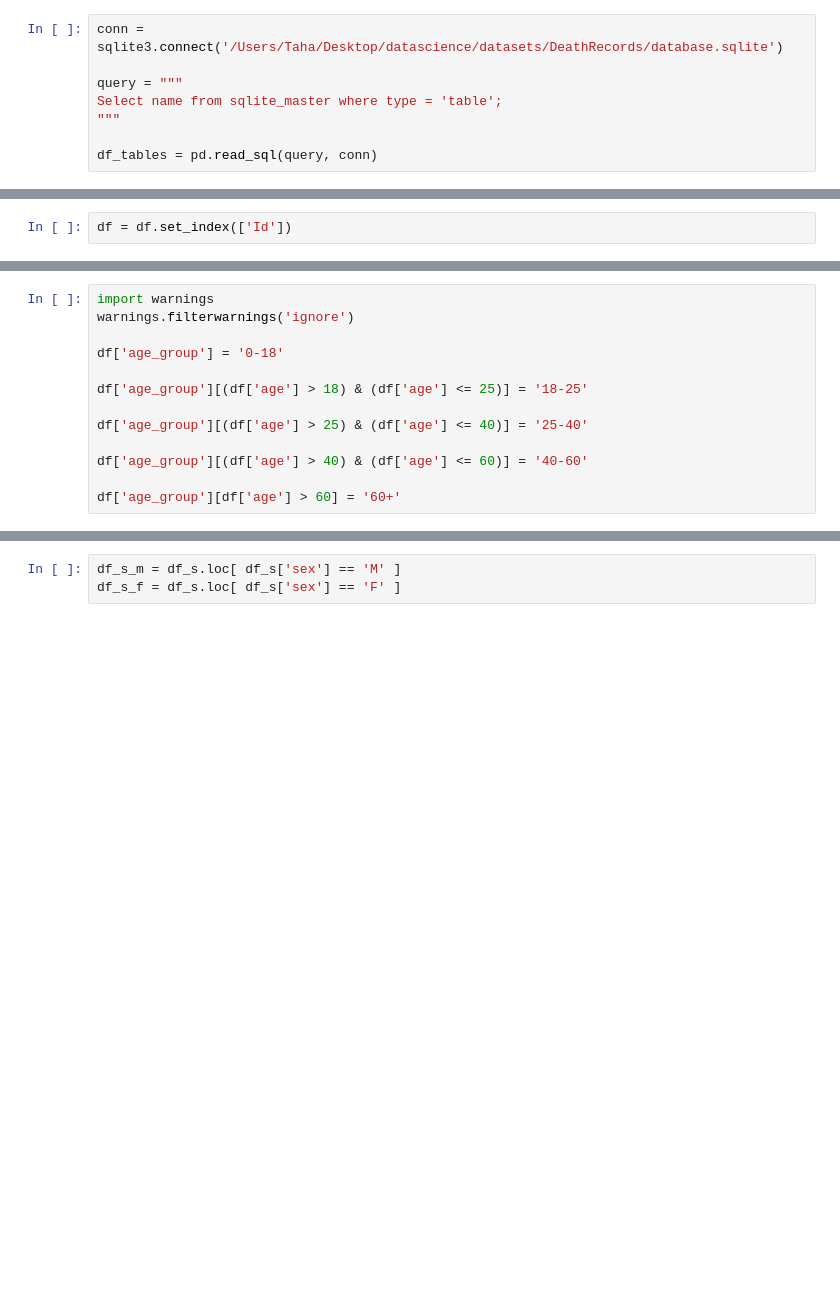
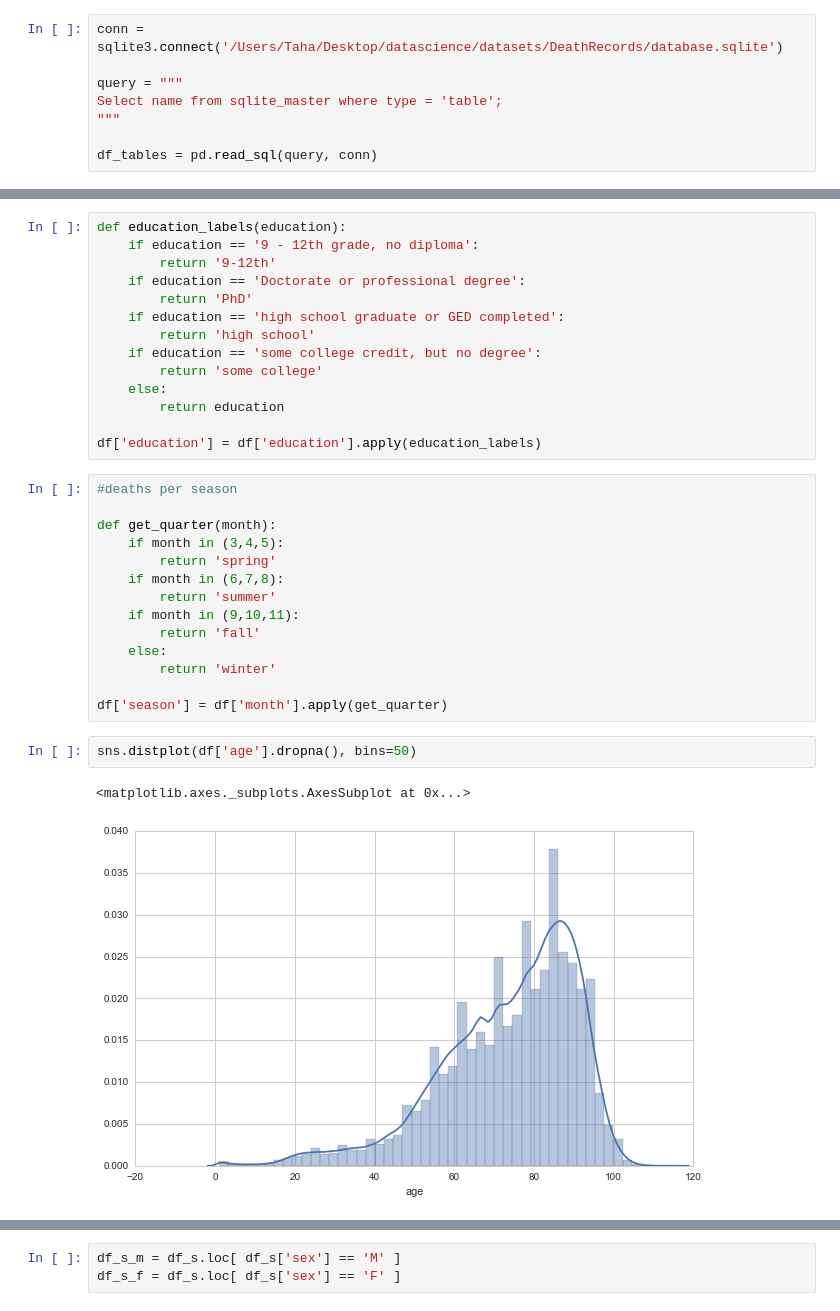
Before and after one commit to tkazi/miscellaneous, a Jupyter notebook: notebooks/kaggle - death-records.ipynb, the cells around one changed output, grey strips where cells are left out. Cells and saved outputs as stored; diff of their text form; blank space fills up the shorter version.

```diff
--- a/notebooks/kaggle - death-records.ipynb
+++ b/notebooks/kaggle - death-records.ipynb
@@ -61,5 +64,3 @@ and age < 150
 # query = "select * from maritalstatus"
 
 df = pd.read_sql(query, conn)
-# %%
-df = df.set_index(['Id'])
@@ -82,13 +66,0 @@ plt.show()
-# %%
-import warnings
-warnings.filterwarnings('ignore')
-
-df['age_group'] = '0-18'
-
-df['age_group'][(df['age'] > 18) & (df['age'] <= 25)] = '18-25'
-
-df['age_group'][(df['age'] > 25) & (df['age'] <= 40)] = '25-40'
-
-df['age_group'][(df['age'] > 40) & (df['age'] <= 60)] = '40-60'
-
-df['age_group'][df['age'] > 60] = '60+'
@@ -119,0 +81,33 @@ plt.show()
+# %%
+def education_labels(education):
+    if education == '9 - 12th grade, no diploma':
+        return '9-12th'
+    if education == 'Doctorate or professional degree':
+        return 'PhD'
+    if education == 'high school graduate or GED completed':
+        return 'high school'
+    if education == 'some college credit, but no degree':
+        return 'some college'
+    else:
+        return education
+
+df['education'] = df['education'].apply(education_labels)
+# %%
+#deaths per season
+
+def get_quarter(month):
+    if month in (3,4,5):
+        return 'spring'
+    if month in (6,7,8):
+        return 'summer'
+    if month in (9,10,11):
+        return 'fall'
+    else:
+        return 'winter'
+
+df['season'] = df['month'].apply(get_quarter)
+# %%
+sns.distplot(df['age'].dropna(), bins=50)
+# %% [output]
+<matplotlib.axes._subplots.AxesSubplot at 0x...>
+[figure, added]
```
Also changed, not shown: parts of 49 cells of this notebook.
